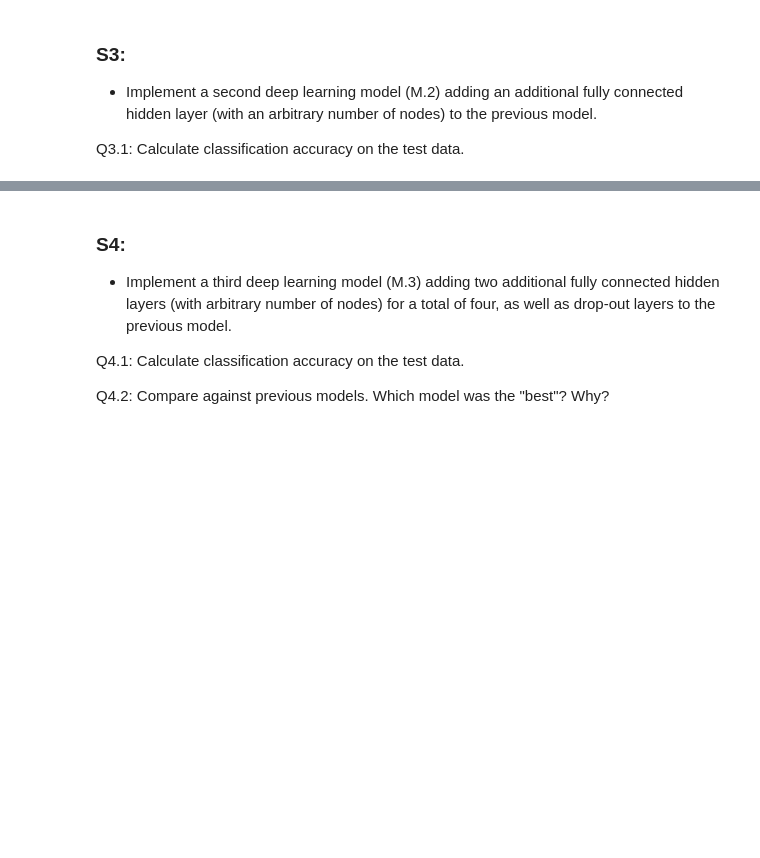
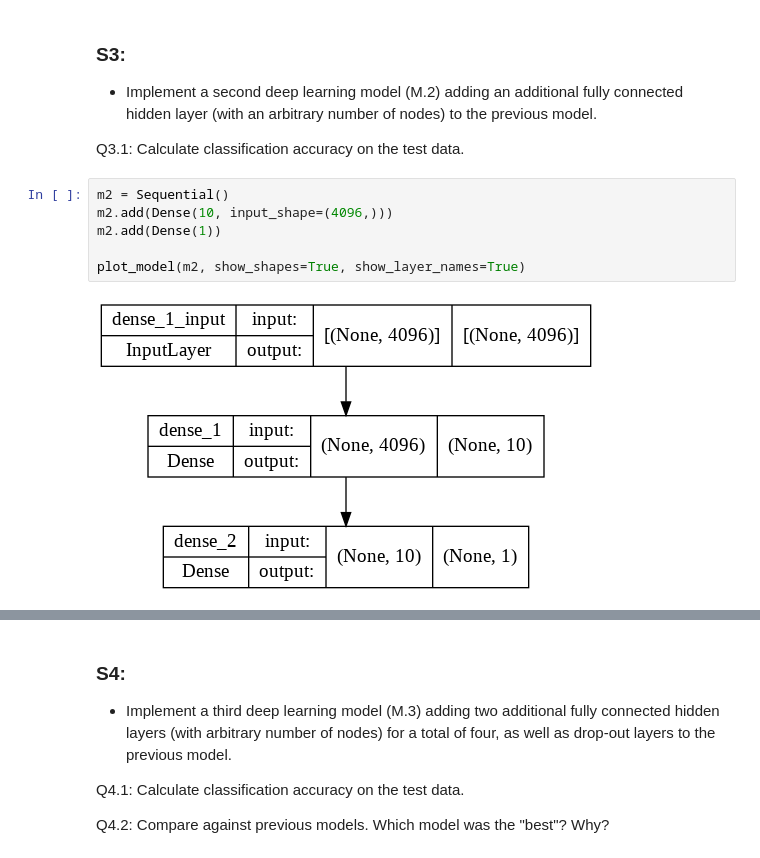
Before and after one commit to johnatawnclementawn/RemoteSensing_650_HW, a Jupyter notebook: HW4/Clementi_HW4.ipynb, the cells around one changed output, grey strips where cells are left out. Saved outputs shown, nothing was run; the diff lists cells and outputs as text; blank space fills up the shorter version.

```diff
--- a/HW4/Clementi_HW4.ipynb
+++ b/HW4/Clementi_HW4.ipynb
@@ -198,3 +208,11 @@ Text(0.5, 0, 'epochs')
 - Implement a second deep learning model (M.2) adding an additional fully connected hidden layer (with an arbitrary number of nodes) to the previous model.
 
 Q3.1: Calculate classification accuracy on the test data.
+# %%
+m2 = Sequential()
+m2.add(Dense(10, input_shape=(4096,)))
+m2.add(Dense(1))
+
+plot_model(m2, show_shapes=True, show_layer_names=True)
+# %% [output]
+[figure, added]
```
Also changed, not shown: parts of 15 cells of this notebook.
